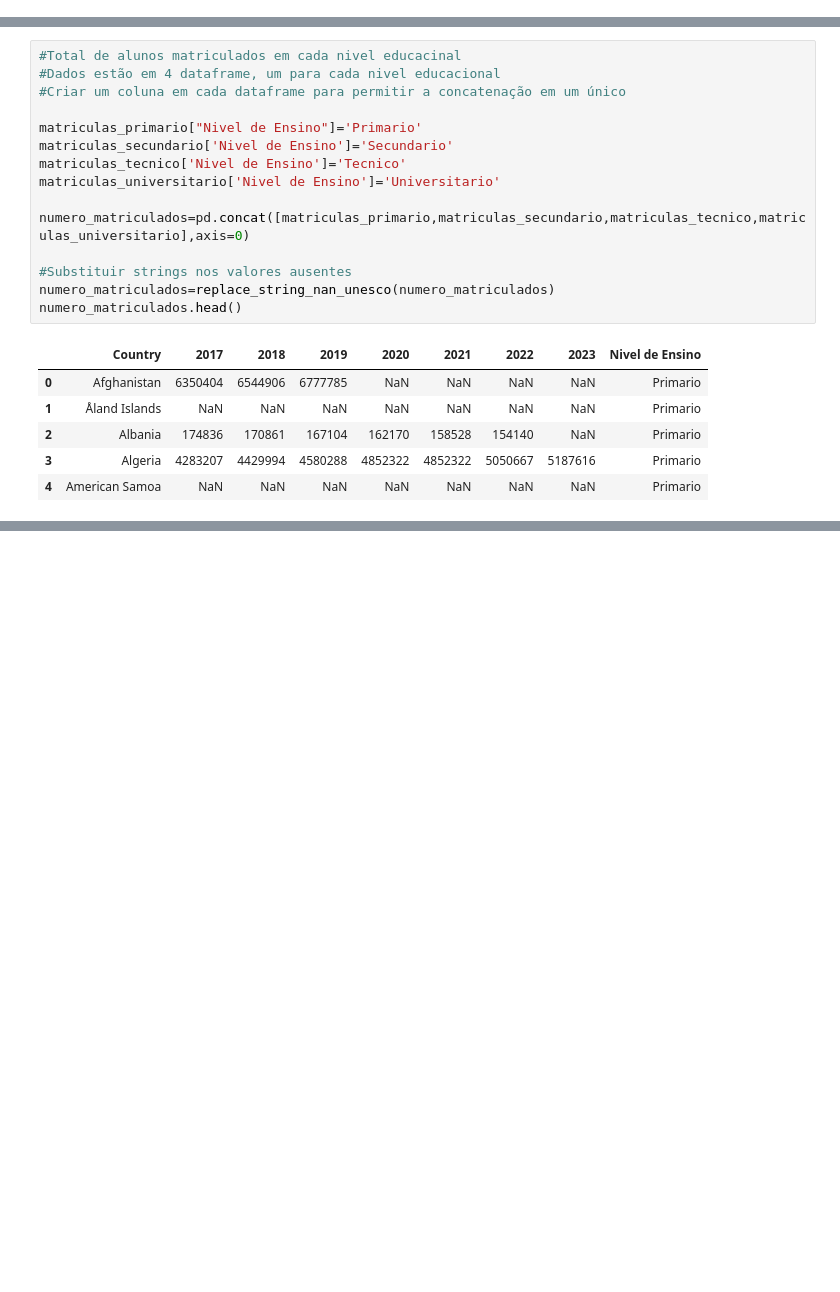
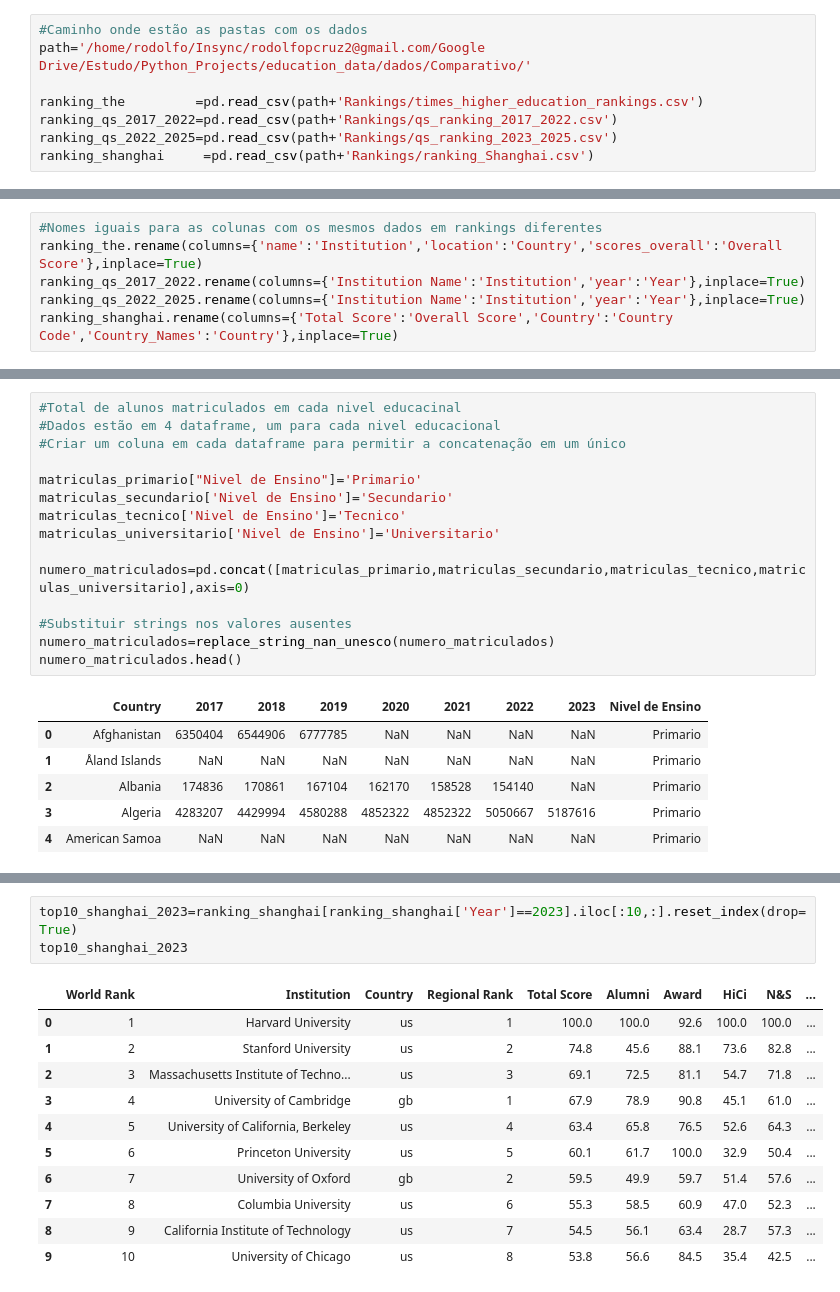
Before and after one commit to RodolfoPCruz/education_analysis, a Jupyter notebook: Comparativo/Comparativo.ipynb, the cells around one changed output, grey strips where cells are left out. Saved outputs shown, nothing was run; the diff lists cells and outputs as text; blank space fills up the shorter version.

Commit message:
feat: Comparativo top 10 dos tres rankings

```diff
--- a/Comparativo/Comparativo.ipynb
+++ b/Comparativo/Comparativo.ipynb
@@ -6,2 +14,10 @@ import pandas as pd
+# %%
+#Caminho onde estão as pastas com os dados
+path='/home/rodolfo/Insync/rodolfopcruz2@gmail.com/Google Drive/Estudo/Python_Projects/education_data/dados/Comparativo/'
+
+ranking_the         =pd.read_csv(path+'Rankings/times_higher_education_rankings.csv')
+ranking_qs_2017_2022=pd.read_csv(path+'Rankings/qs_ranking_2017_2022.csv')
+ranking_qs_2022_2025=pd.read_csv(path+'Rankings/qs_ranking_2023_2025.csv')
+ranking_shanghai     =pd.read_csv(path+'Rankings/ranking_Shanghai.csv')
 # %% [markdown]
 ## Dados Educacionais
@@ -51,0 +152,6 @@ entrada_menos_saida_alunos=pd.read_excel(path+'Mobile Students/net-flow-internat
+# %%
+#Nomes iguais para as colunas com os mesmos dados em rankings diferentes
+ranking_the.rename(columns={'name':'Institution','location':'Country','scores_overall':'Overall Score'},inplace=True)
+ranking_qs_2017_2022.rename(columns={'Institution Name':'Institution','year':'Year'},inplace=True)
+ranking_qs_2022_2025.rename(columns={'Institution Name':'Institution','year':'Year'},inplace=True)
+ranking_shanghai.rename(columns={'Total Score':'Overall Score','Country':'Country Code','Country_Names':'Country'},inplace=True)
@@ -119,0 +585,15 @@ with pd.option_context('future.no_silent_downcasting', True):
+# %%
+top10_shanghai_2023=ranking_shanghai[ranking_shanghai['Year']==2023].iloc[:10,:].reset_index(drop=True)
+top10_shanghai_2023
+# %% [output]
+|  | World Rank | Institution | Country | Regional Rank | Total Score | Alumni | Award | HiCi | N&S | ... |
+| 0 | 1 | Harvard University | us | 1 | 100.0 | 100.0 | 92.6 | 100.0 | 100.0 | ... |
+| 1 | 2 | Stanford University | us | 2 | 74.8 | 45.6 | 88.1 | 73.6 | 82.8 | ... |
+| 2 | 3 | Massachusetts Institute of Techno... | us | 3 | 69.1 | 72.5 | 81.1 | 54.7 | 71.8 | ... |
+| 3 | 4 | University of Cambridge | gb | 1 | 67.9 | 78.9 | 90.8 | 45.1 | 61.0 | ... |
+| 4 | 5 | University of California, Berkeley | us | 4 | 63.4 | 65.8 | 76.5 | 52.6 | 64.3 | ... |
+| 5 | 6 | Princeton University | us | 5 | 60.1 | 61.7 | 100.0 | 32.9 | 50.4 | ... |
+| 6 | 7 | University of Oxford | gb | 2 | 59.5 | 49.9 | 59.7 | 51.4 | 57.6 | ... |
+| 7 | 8 | Columbia University | us | 6 | 55.3 | 58.5 | 60.9 | 47.0 | 52.3 | ... |
+| 8 | 9 | California Institute of Technology | us | 7 | 54.5 | 56.1 | 63.4 | 28.7 | 57.3 | ... |
+| 9 | 10 | University of Chicago | us | 8 | 53.8 | 56.6 | 84.5 | 35.4 | 42.5 | ... |
```
Also changed, not shown: parts of 57 cells of this notebook.
